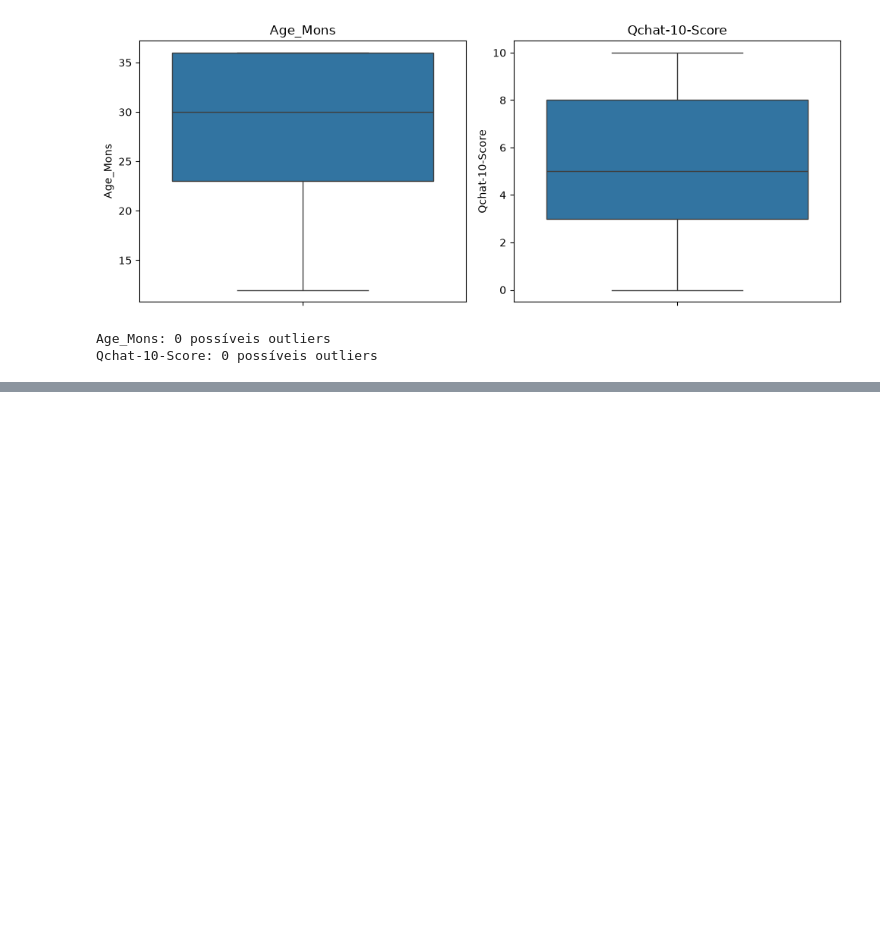
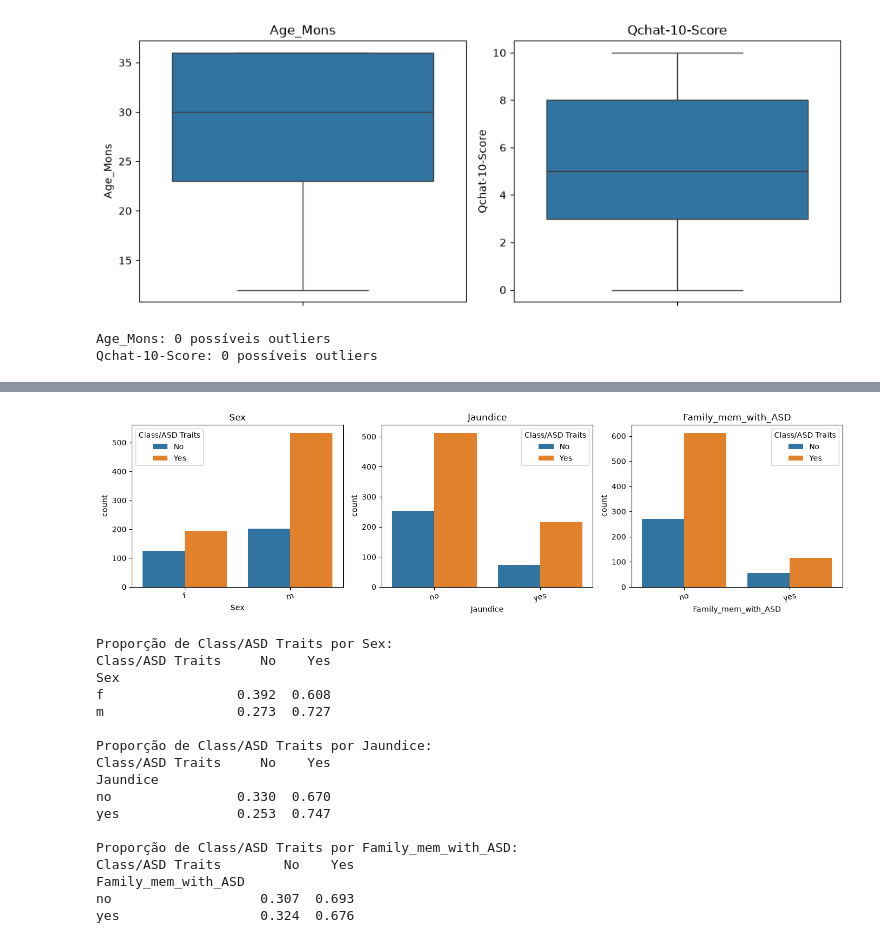
Before and after one commit to MachadoEduardo/autism-screening-data-analysis, a Jupyter notebook: notebooks/01_exploratory_data_analysis.ipynb, the cells around one changed output, grey strips where cells are left out. Drawn from its saved outputs; the diff is of its cells as text; code cells hidden in the pictures; blank space fills up the shorter version.

```diff
--- a/notebooks/01_exploratory_data_analysis.ipynb
+++ b/notebooks/01_exploratory_data_analysis.ipynb
@@ -255,0 +277,32 @@ Qchat-10-Score: 0 possíveis outliers
+# %%
+cat_vs_class = ["Sex", "Jaundice", "Family_mem_with_ASD"]
+fig, axes = plt.subplots(1, 3, figsize=(14, 4))
+for ax, col in zip(axes, cat_vs_class):
+    sns.countplot(data=df, x=col, hue="Class/ASD Traits", ax=ax)
+    ax.set_title(col)
+    ax.tick_params(axis="x", rotation=15)
+plt.tight_layout()
+plt.show()
+
+for col in cat_vs_class:
+    print(f"\nProporção de Class/ASD Traits por {col}:")
+    print(pd.crosstab(df[col], df["Class/ASD Traits"], normalize="index").round(3))
+# %% [output]
+[figure, added]
+Proporção de Class/ASD Traits por Sex:
+Class/ASD Traits     No    Yes
+Sex
+f                 0.392  0.608
+m                 0.273  0.727
+
+Proporção de Class/ASD Traits por Jaundice:
+Class/ASD Traits     No    Yes
+Jaundice
+no                0.330  0.670
+yes               0.253  0.747
+
+Proporção de Class/ASD Traits por Family_mem_with_ASD:
+Class/ASD Traits        No    Yes
+Family_mem_with_ASD
+no                   0.307  0.693
+yes                  0.324  0.676
```
Also changed, not shown: parts of 8 cells of this notebook, 1 other file.
